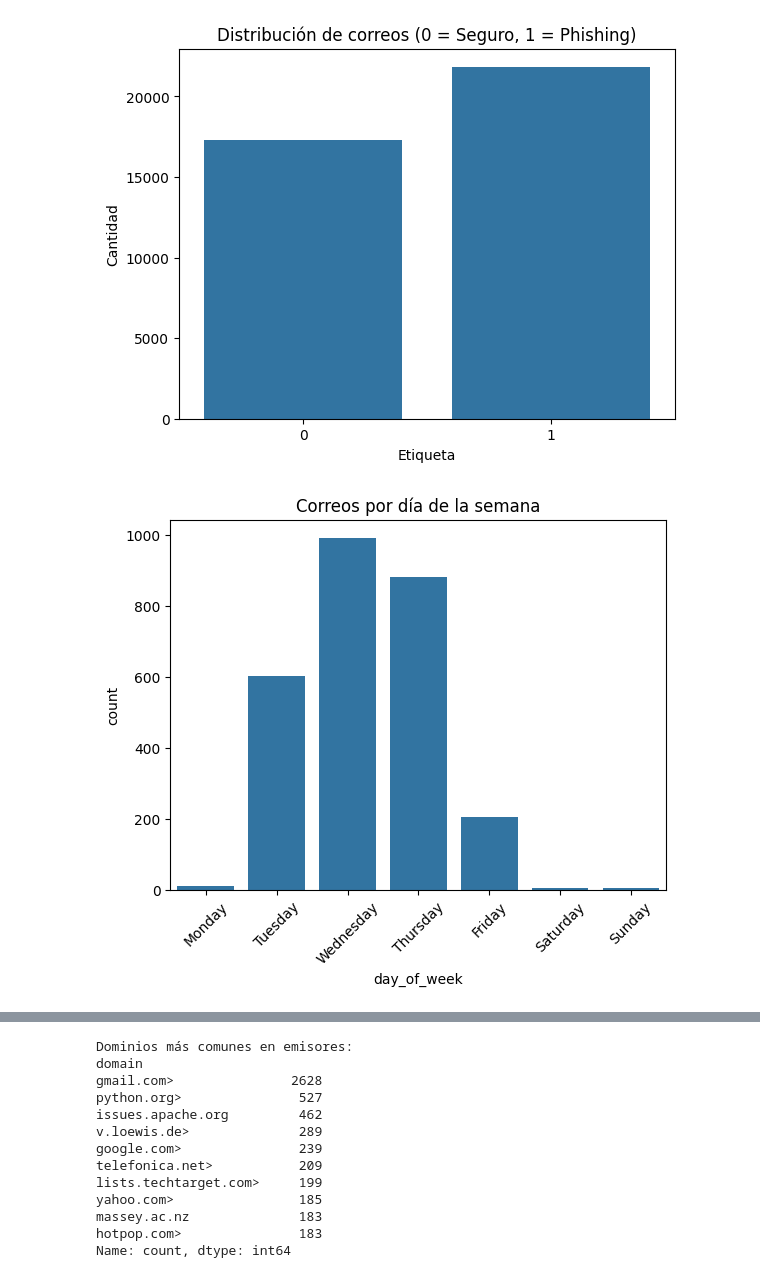
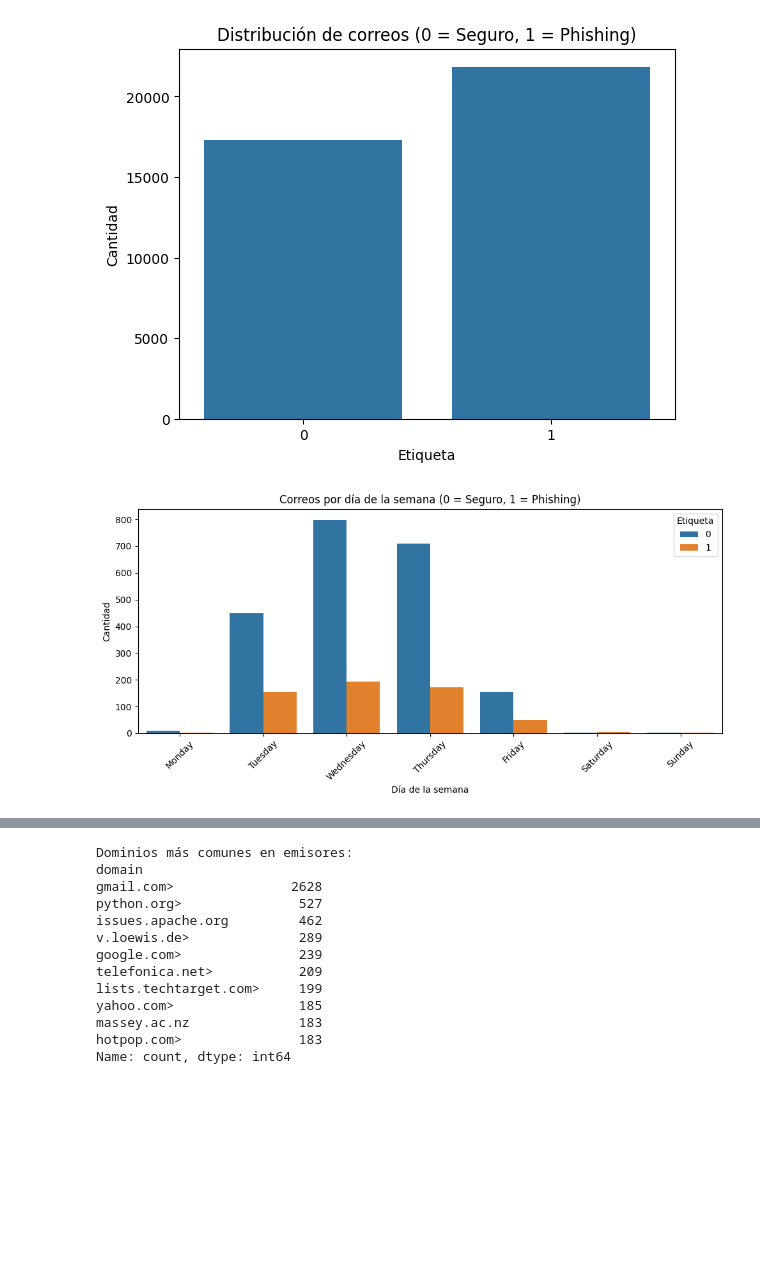
Before and after one commit to Marcoale123/Deteccion-de-pishing-o-spam-por-correo, a Jupyter notebook: Eda.ipynb, the cells around one changed output, grey strips where cells are left out. Cells and saved outputs as stored; diff of their text form; code cells hidden in the pictures; blank space fills up the shorter version.

```diff
--- a/Eda.ipynb
+++ b/Eda.ipynb
@@ -62,10 +62,16 @@ df['date'] = pd.to_datetime(df['date'], errors='coerce')
 df['day_of_week'] = df['date'].dt.day_name()
 df['hour'] = df['date'].dt.hour
 # %%
-sns.countplot(data=df, x='day_of_week', order=["Monday", "Tuesday", "Wednesday", "Thursday", "Friday", "Saturday", "Sunday"])
-plt.title("Correos por día de la semana")
+plt.figure(figsize=(10, 5))
+sns.countplot(data=df, x='day_of_week', hue='label',
+              order=["Monday", "Tuesday", "Wednesday", "Thursday", "Friday", "Saturday", "Sunday"])
+plt.title("Correos por día de la semana (0 = Seguro, 1 = Phishing)")
+plt.xlabel("Día de la semana")
+plt.ylabel("Cantidad")
+plt.legend(title="Etiqueta")
 plt.xticks(rotation=45)
+plt.tight_layout()
 plt.show()
 # %% [output]
-[figure, old version]
+[figure, new version]
 # %%
```
Also changed, not shown: parts of 6 cells of this notebook.
